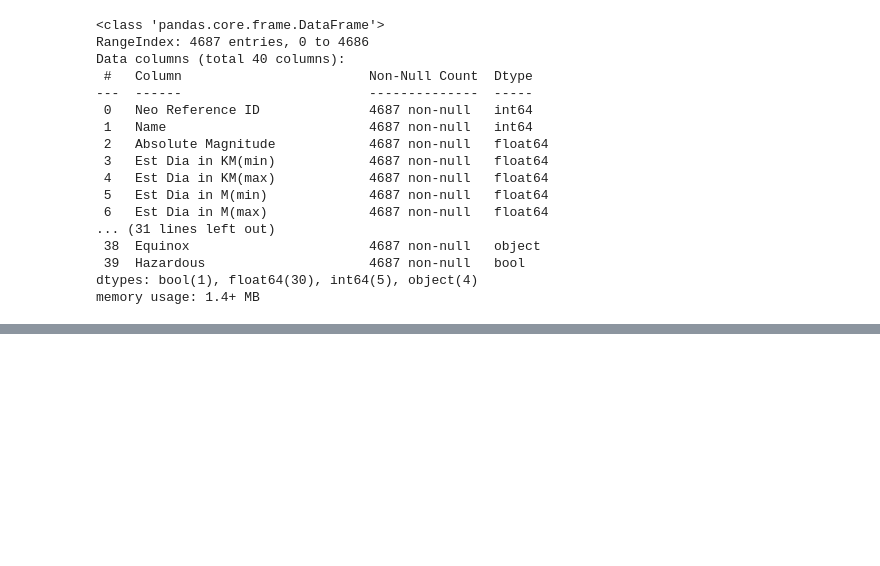
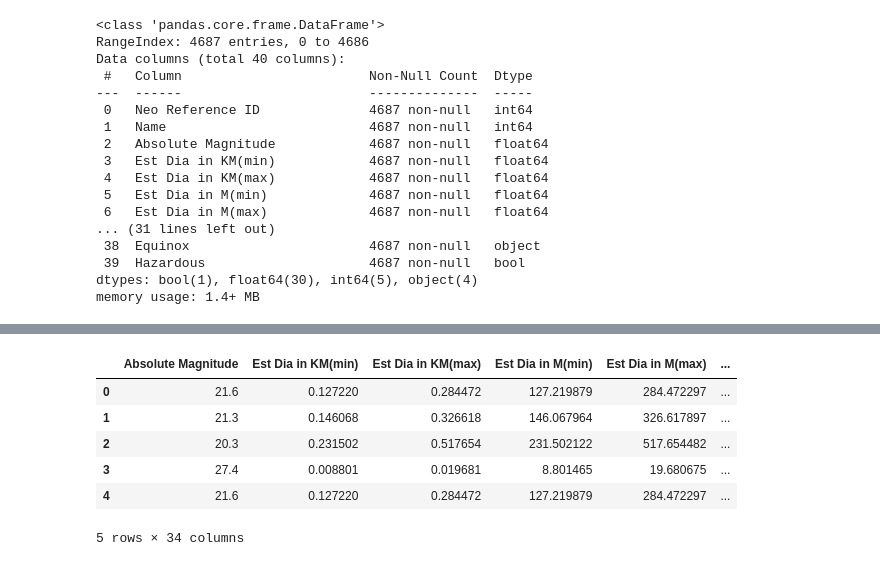
Before and after one commit to Rishiraj-singh7/NASA-Asteroids, a Jupyter notebook: main.ipynb, the cells around one changed output, grey strips where cells are left out. Saved outputs shown, nothing was run; the diff lists cells and outputs as text; code cells hidden in the pictures; blank space fills up the shorter version.

```diff
--- a/main.ipynb
+++ b/main.ipynb
@@ -45,0 +64,12 @@ memory usage: 1.4+ MB
+# %%
+df = df.drop(['Neo Reference ID', 'Name', 'Orbit ID', 'Close Approach Date',
+                        'Epoch Date Close Approach', 'Orbit Determination Date'] , axis = 1)
+df.head()
+# %% [output]
+|  | Absolute Magnitude | Est Dia in KM(min) | Est Dia in KM(max) | Est Dia in M(min) | Est Dia in M(max) | ... |
+| 0 | 21.6 | 0.127220 | 0.284472 | 127.219879 | 284.472297 | ... |
+| 1 | 21.3 | 0.146068 | 0.326618 | 146.067964 | 326.617897 | ... |
+| 2 | 20.3 | 0.231502 | 0.517654 | 231.502122 | 517.654482 | ... |
+| 3 | 27.4 | 0.008801 | 0.019681 | 8.801465 | 19.680675 | ... |
+| 4 | 21.6 | 0.127220 | 0.284472 | 127.219879 | 284.472297 | ... |
+5 rows × 34 columns
```
Also changed, not shown: parts of 15 cells of this notebook.
